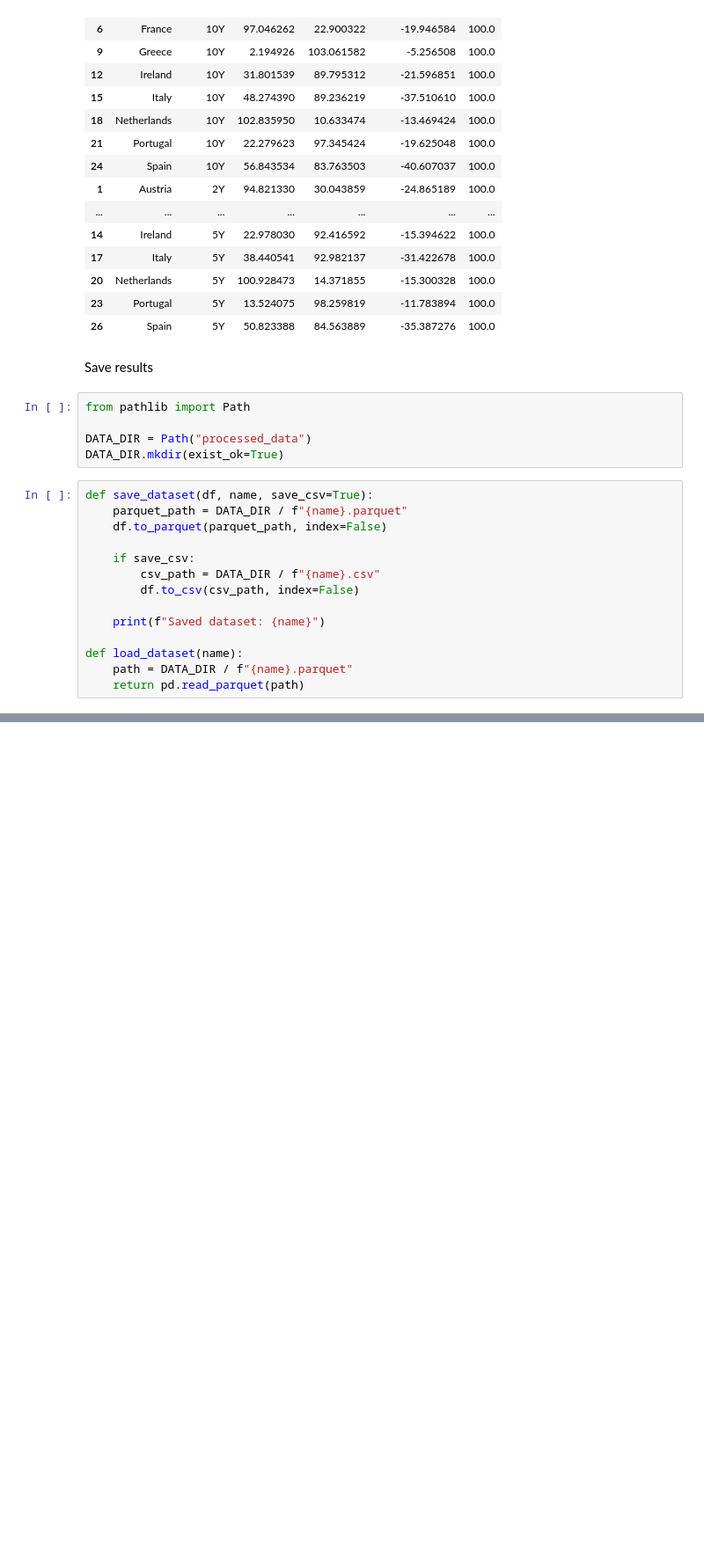
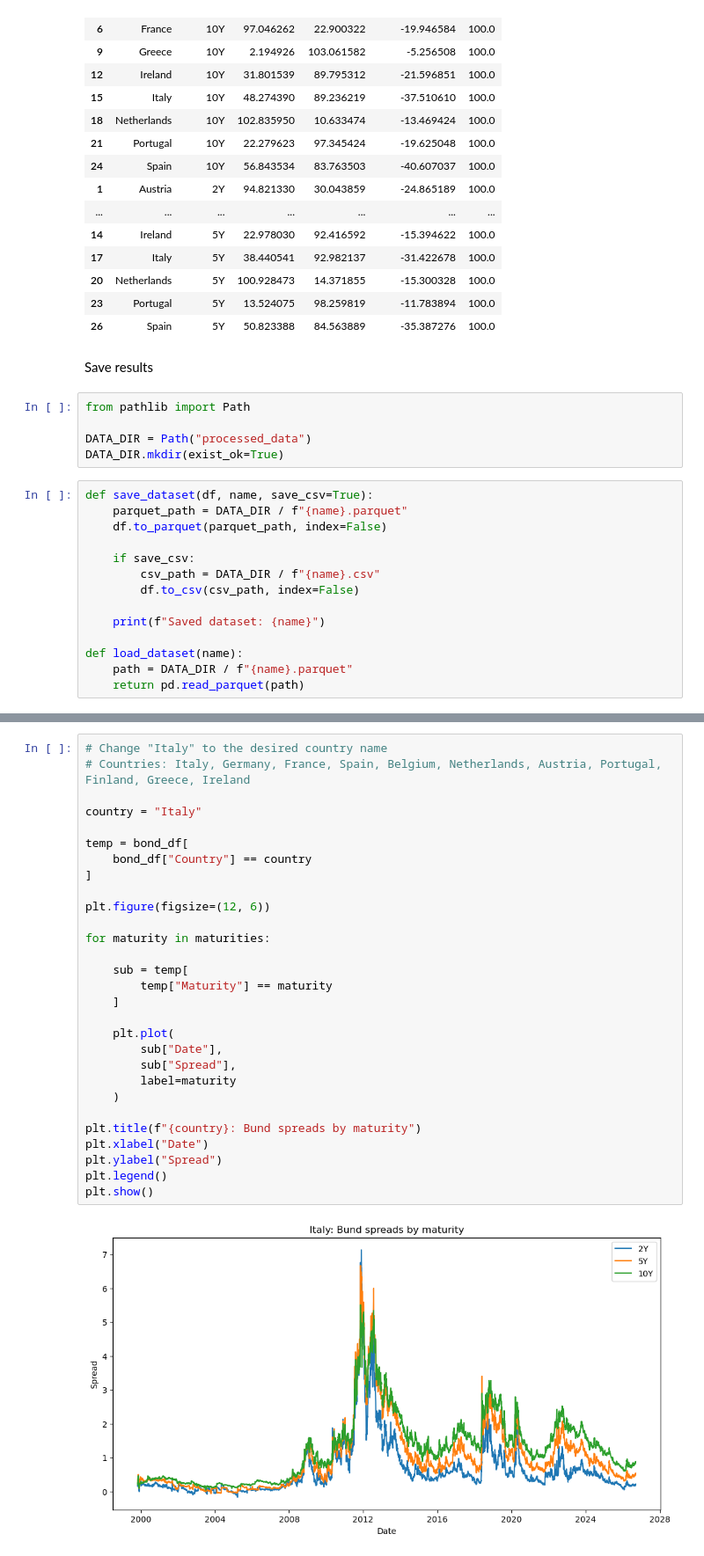
Before and after one commit to DrDynamist/ECB_Sovereigns, a Jupyter notebook: code1.ipynb, the cells around one changed output, grey strips where cells are left out. Shown at 88% size. Saved outputs shown, nothing was run; the diff lists cells and outputs as text; blank space fills up the shorter version.

```diff
--- a/code1.ipynb
+++ b/code1.ipynb
@@ -815,0 +858,31 @@ def load_dataset(name):
+# %%
+# Change "Italy" to the desired country name
+# Countries: Italy, Germany, France, Spain, Belgium, Netherlands, Austria, Portugal, Finland, Greece, Ireland
+
+country = "Italy"
+
+temp = bond_df[
+    bond_df["Country"] == country
+]
+
+plt.figure(figsize=(12, 6))
+
+for maturity in maturities:
+
+    sub = temp[
+        temp["Maturity"] == maturity
+    ]
+
+    plt.plot(
+        sub["Date"],
+        sub["Spread"],
+        label=maturity
+    )
+
+plt.title(f"{country}: Bund spreads by maturity")
+plt.xlabel("Date")
+plt.ylabel("Spread")
+plt.legend()
+plt.show()
+# %% [output]
+[figure, added]
```
Also changed, not shown: parts of 9 cells of this notebook, 2 other files.
